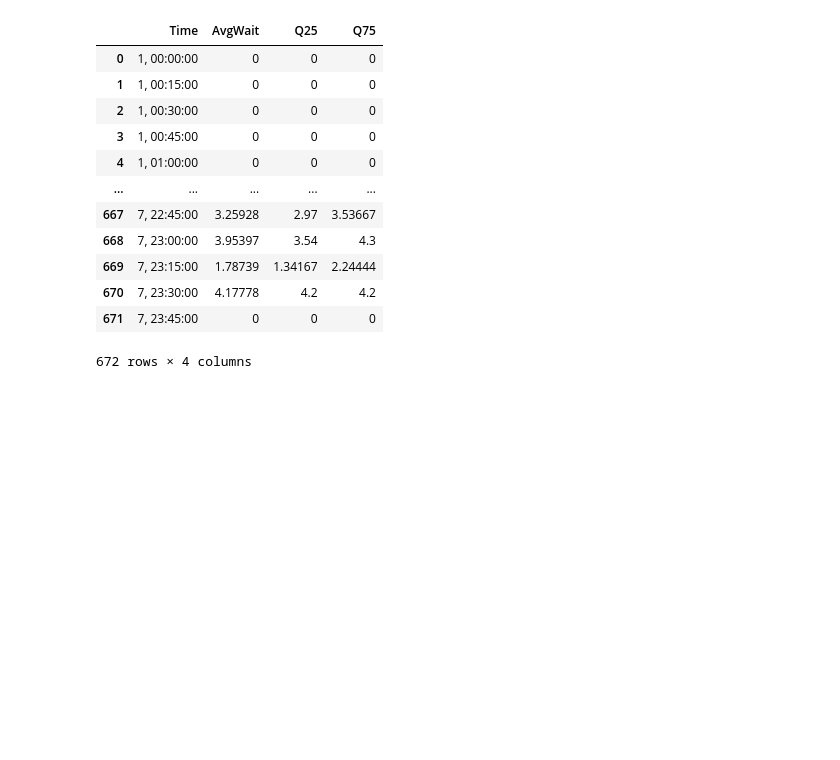
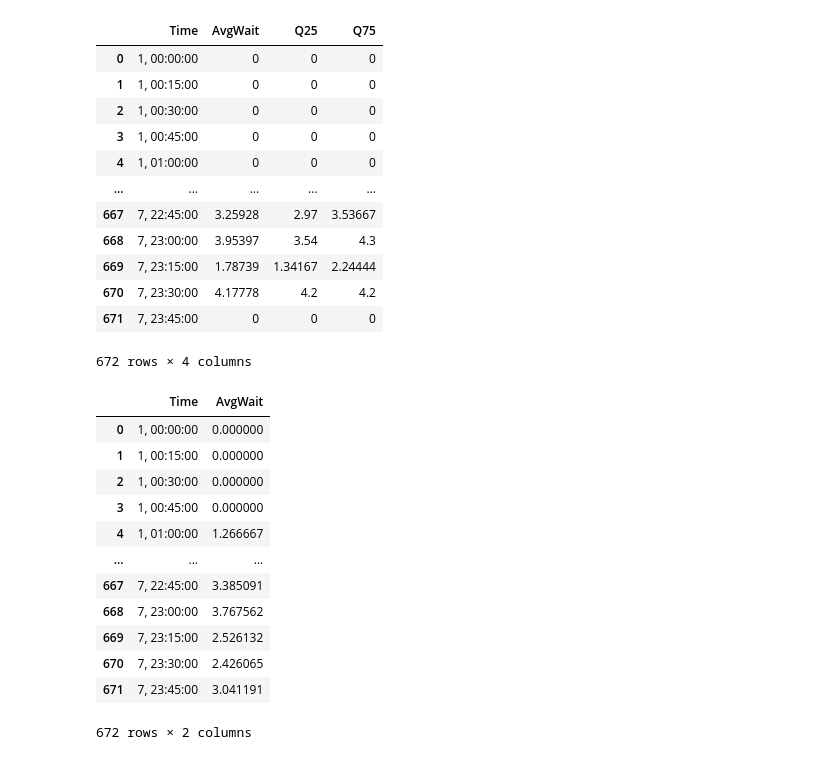
Before and after one commit to CityScope/MobilityTable_SanSebastian, a Jupyter notebook: postprocessing/results_main.ipynb, the cells around one changed output. Saved outputs shown, nothing was run; the diff lists cells and outputs as text; code cells hidden in the pictures; blank space fills up the shorter version.

```diff
--- a/postprocessing/results_main.ipynb
+++ b/postprocessing/results_main.ipynb
@@ -424,5 +423,21 @@ for i,row in df_user_slt.iterrows():
 
 df_user_full.fillna(0, inplace=True)
+# %%
+df_user_full
+# %% [output]
+|  | Time | AvgWait |
+| 0 | 1, 00:00:00 | 0.000000 |
+| 1 | 1, 00:15:00 | 0.000000 |
+| 2 | 1, 00:30:00 | 0.000000 |
+| 3 | 1, 00:45:00 | 0.000000 |
+| 4 | 1, 01:00:00 | 1.266667 |
+| ... | ... | ... |
+| 667 | 7, 22:45:00 | 3.385091 |
+| 668 | 7, 23:00:00 | 3.767562 |
+| 669 | 7, 23:15:00 | 2.526132 |
+| 670 | 7, 23:30:00 | 2.426065 |
+| 671 | 7, 23:45:00 | 3.041191 |
+672 rows × 2 columns
 # %%
 
 # Create a plot
```
Also changed, not shown: parts of 4 cells of this notebook, 3 other files.
